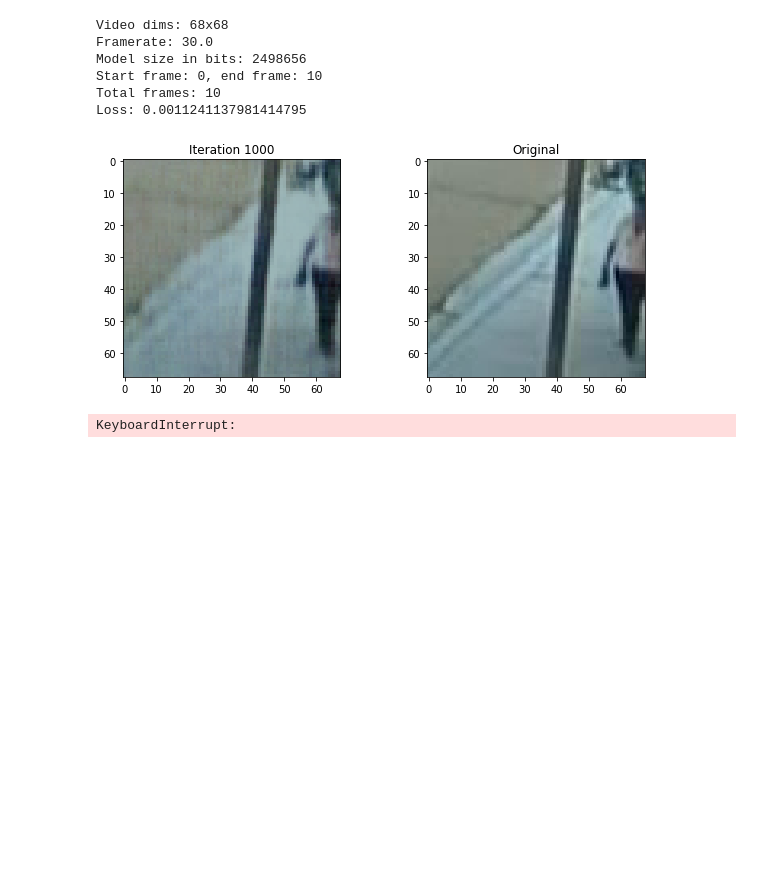
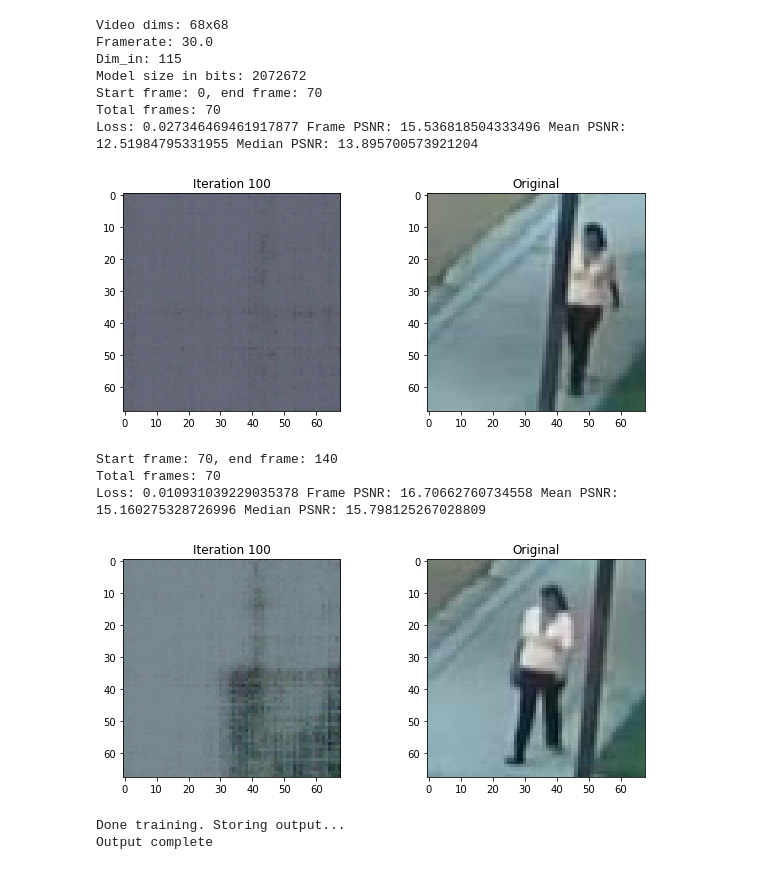
Before and after one commit to ZakSingh/neural-positional-compression, a Jupyter notebook: src/video_chunked.ipynb, the cells around one changed output. Cells and saved outputs as stored; diff of their text form; code cells hidden in the pictures; blank space fills up the shorter version.

Commit message:
Add chunking

```diff
--- a/src/video_chunked.ipynb
+++ b/src/video_chunked.ipynb
@@ -100,6 +50,14 @@ def clamp_image(img):
     img_ = torch.clamp(img, 0., 1.)
     # Pixel values lie in {0, ..., 255}, so round float tensor
     return torch.round(img_ * 255) / 255.
+
+def psnr(img1, img2):
+    """Calculates PSNR between two images.
+    Args:
+        img1 (torch.Tensor):
+        img2 (torch.Tensor):
+    """
+    return 20. * np.log10(1.) - 10. * (img1 - img2).detach().pow(2).mean().log10().to('cpu').item()
 # %%
 def get_minibatches(inputs: torch.Tensor, chunksize: Optional[int] = 1024 * 8):
   r"""
@@ -319,7 +528,7 @@ filter_size = 128
 std_dev = 1.4
 # Number of functions used in the positional encoding (Be sure to update the
 # model if this number changes).
-num_encoding_functions = 36
+num_encoding_functions = [24,24, 8]
 
 
 # Specify encoding function.
@@ -334,50 +543,56 @@ lr = 2e-5
 
 seed_iters = 500
 baseline_iters = 250
-num_iters = 10000
+num_iters = 100
 
 #Misc parameters
-display_every = 1000  # Number of iters after which stats are displayed
+display_every = 100  # Number of iters after which stats are displayed
 
 """
 Train-Eval-Repeat!
 """
 
 # Seed RNG, for repeatability
-seed = 1337
+# seed = 1337
 torch.manual_seed(seed)
 np.random.seed(seed)
 
-# total_frames = int(cap.get(cv2.CAP_PROP_FRAME_COUNT))
-total_frames = 10
+total_frames = int(cap.get(cv2.CAP_PROP_FRAME_COUNT))
+# total_frames = 10
 outputter = output_video(fps, width, height, encode, get_minibatches)
 
 print("Video dims: " + str(width) + "x" + str(height))
 print("Framerate: " + str(fps))
 
 initial_chunk_size = 2
 chunk_increment = 2
 
 
 # Horrible idea, absolute standards make the algorithm only compress two frames at a time
 # For most of the sections
 # mean_psnr_one_fram, train_loop = get_baseline_psnr(total_frames, initial_chunk_size, seed_iters)
 # print(mean_psnr_one_fram)
 
-train_loop = get_new_chunk()
-release_out,_ = train_loop(0, total_frames, outputter, num_iters)
+frames_per_chunk = 70
+release_out = chunk_processing(total_frames =total_frames,outputter =outputter, frames_per_chunk=frames_per_chunk, max_iters=num_iters, psnr_cutoff = 40.0)
 # release_out = chunk_processing(total_frames, outputter, chunk_increment = chunk_increment , seed_iters = seed_iters, baseline_iters = baseline_iters, iters_per_frame = iters_per_frame, initial_chunk_size = initial_chunk_size, baseline_mean_psnr_percentage = 0.9)
 
 
 print('Done training. Storing output...')
 release_out()
 print("Output complete")
 # %% [output]
 Video dims: 68x68
 Framerate: 30.0
-Model size in bits: 2498656
-Start frame: 0, end frame: 10
-Total frames: 10
-Loss: 0.0011241137981414795
+Dim_in: 115
+Model size in bits: 2072672
+Start frame: 0, end frame: 70
+Total frames: 70
+Loss: 0.027346469461917877 Frame PSNR: 15.536818504333496 Mean PSNR: 12.51984795331955 Median PSNR: 13.895700573921204
-[figure, old version]
+[figure, new version]
-KeyboardInterrupt:
+Start frame: 70, end frame: 140
+Total frames: 70
+Loss: 0.010931039229035378 Frame PSNR: 16.70662760734558 Mean PSNR: 15.160275328726996 Median PSNR: 15.798125267028809
+[figure, added]
+Done training. Storing output...
+Output complete
```
Also changed, not shown: parts of 6 cells of this notebook, 3 other files.
